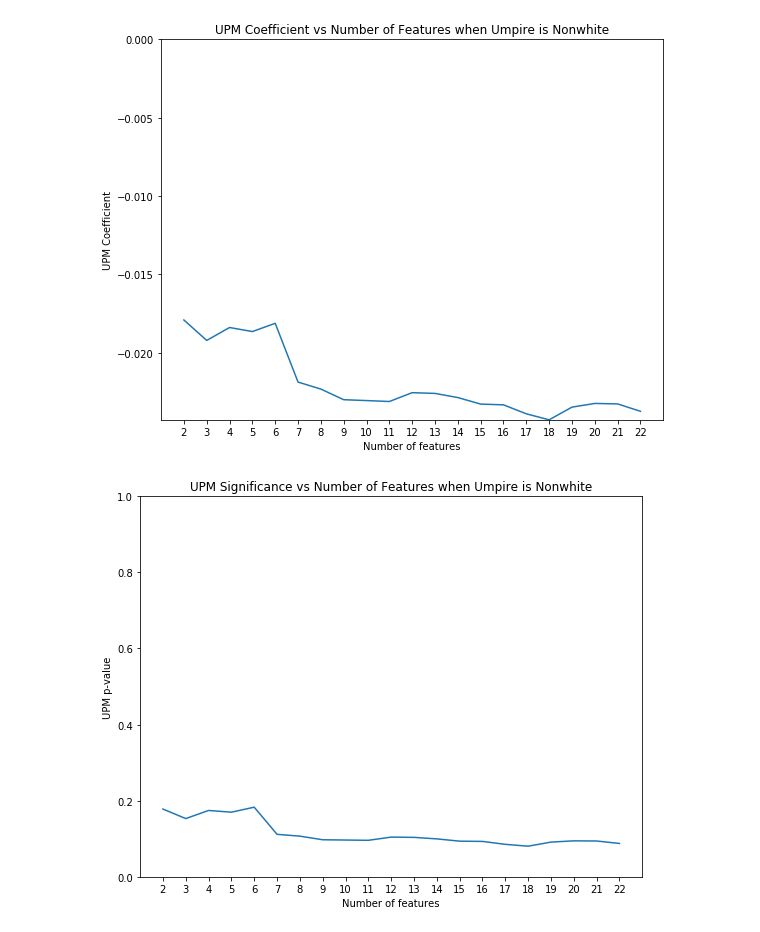
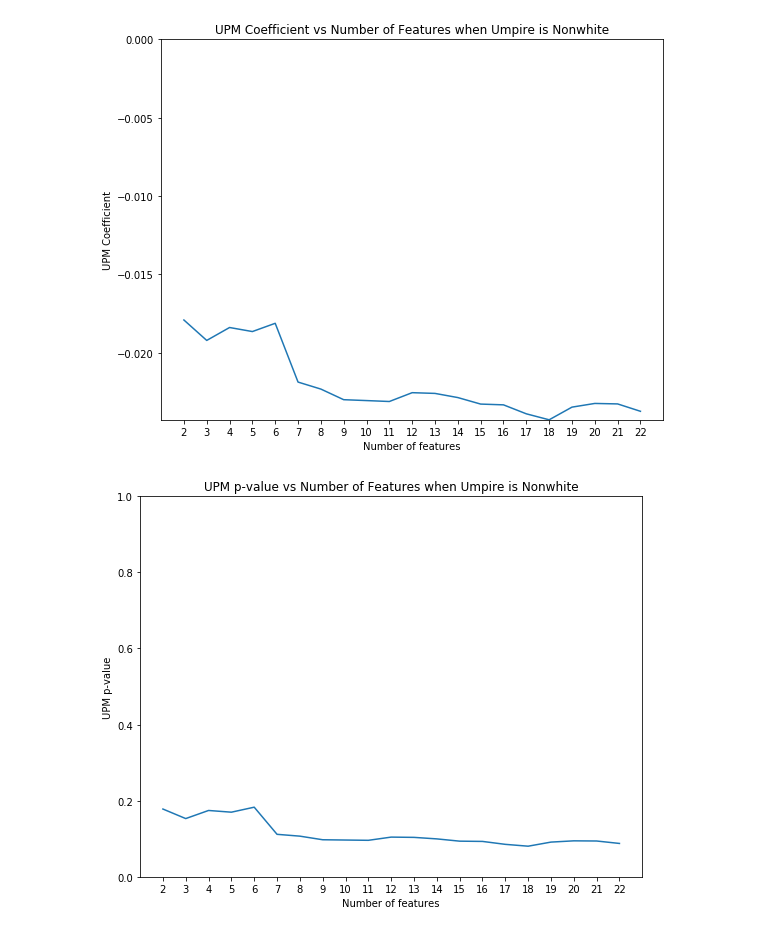
Before and after one commit to AshleyMcGee/MLB, a Jupyter notebook: umpire_analysis.ipynb, the cells around one changed output. Saved outputs shown, nothing was run; the diff lists cells and outputs as text; code cells hidden in the pictures.

```diff
--- a/umpire_analysis.ipynb
+++ b/umpire_analysis.ipynb
@@ -592,6 +590,6 @@ plot_beta(beta_nonwhite, nf_nonwhite, "UPM Coefficient vs Number of Features whe
 # %% [output]
 [figure]
 # %%
-plot_pvalues(p_nonwhite, nf_nonwhite, "UPM Significance vs Number of Features when Umpire is Nonwhite", "p_vs_nf_nonwhite_umpire.png")
+plot_pvalues(p_nonwhite, nf_nonwhite, "UPM p-value vs Number of Features when Umpire is Nonwhite", "p_vs_nf_nonwhite_umpire.png")
 # %% [output]
-[figure, old version]
+[figure, new version]
```
Also changed, not shown: parts of 24 cells of this notebook, 6 other files.
